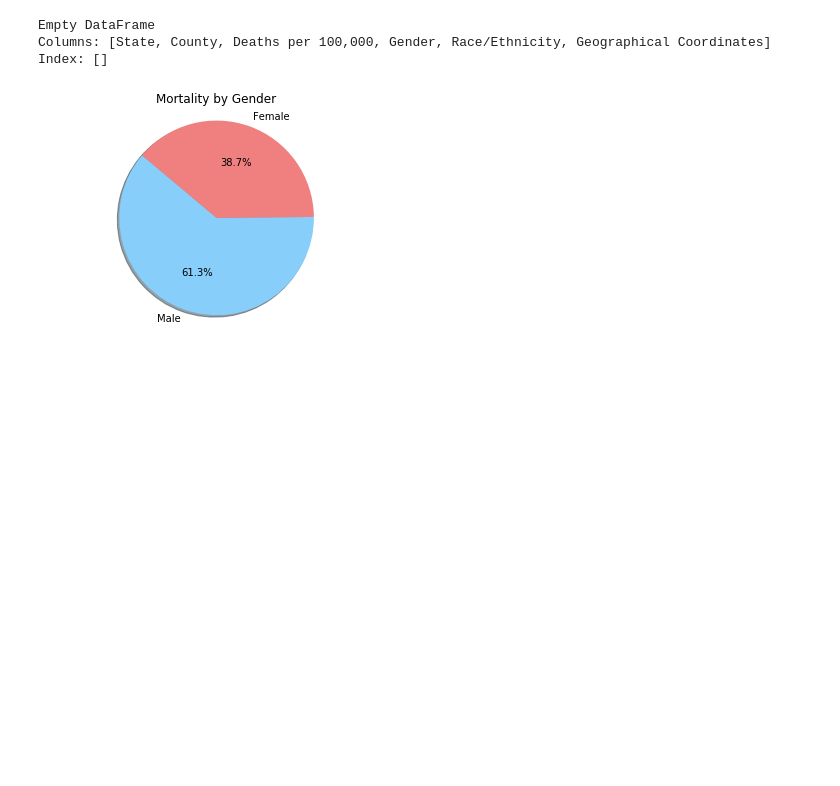
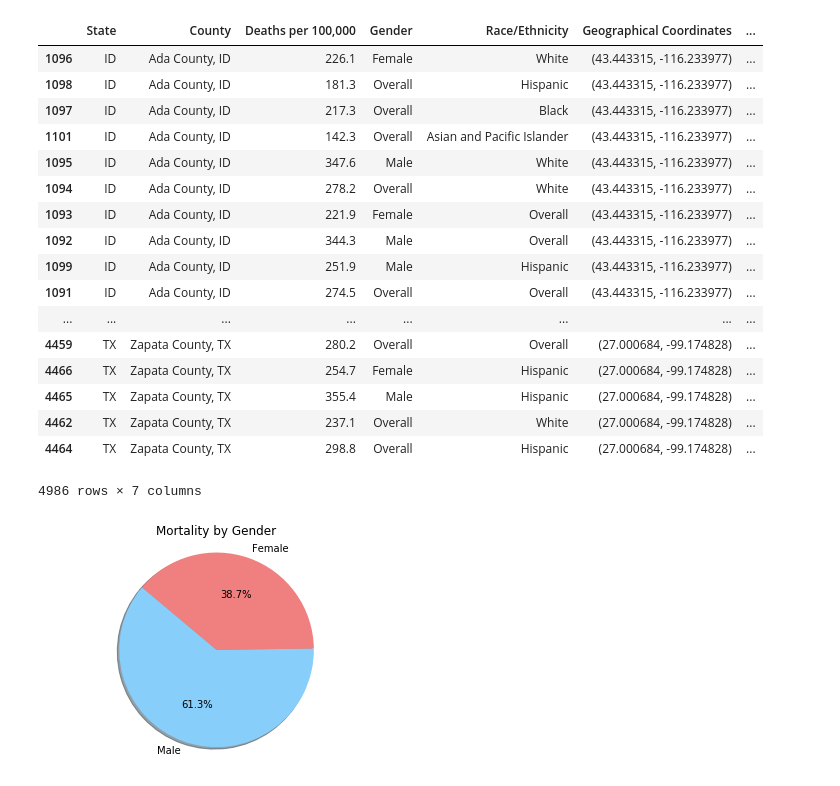
Before and after one commit to patrickmheembrock/ProjectRepo, a Jupyter notebook: Patricks Updates/Data Analysis Notebook - Pie Graphs.ipynb, the cells around one changed output. Saved outputs shown, nothing was run; the diff lists cells and outputs as text; code cells hidden in the pictures; blank space fills up the shorter version.

```diff
--- a/Patricks Updates/Data Analysis Notebook - Pie Graphs.ipynb
+++ b/Patricks Updates/Data Analysis Notebook - Pie Graphs.ipynb
@@ -45,16 +45,26 @@ Name: county, dtype: object
-# %%
-#df[df.A.isin([0,2])]
-#df.query('A in [0,2]')
-# rnd_mcd = cdc_pd[cdc_pd.County.isin(county_list)]
-# rnd_mcd
-cdc_pd.sort_values('County')
-
-
-print(cdc_pd.loc[cdc_pd['County'].isin([county_list])])
-# %% [output]
-Empty DataFrame
-Columns: [State, County, Deaths per 100,000, Gender, Race/Ethnicity, Geographical Coordinates]
-Index: []
+# %%
+# Merging the two dataframes so that we have mortality information for only 500 counties
+sample_counties = pd.merge(cdc_pd, mcd_pd, on="County")
+sample_counties.sort_values("County")
+# %% [output]
+|  | State | County | Deaths per 100,000 | Gender | Race/Ethnicity | Geographical Coordinates | ... |
+| 1096 | ID | Ada County, ID | 226.1 | Female | White | (43.443315, -116.233977) | ... |
+| 1098 | ID | Ada County, ID | 181.3 | Overall | Hispanic | (43.443315, -116.233977) | ... |
+| 1097 | ID | Ada County, ID | 217.3 | Overall | Black | (43.443315, -116.233977) | ... |
+| 1101 | ID | Ada County, ID | 142.3 | Overall | Asian and Pacific Islander | (43.443315, -116.233977) | ... |
+| 1095 | ID | Ada County, ID | 347.6 | Male | White | (43.443315, -116.233977) | ... |
+| 1094 | ID | Ada County, ID | 278.2 | Overall | White | (43.443315, -116.233977) | ... |
+| 1093 | ID | Ada County, ID | 221.9 | Female | Overall | (43.443315, -116.233977) | ... |
+| 1092 | ID | Ada County, ID | 344.3 | Male | Overall | (43.443315, -116.233977) | ... |
+| 1099 | ID | Ada County, ID | 251.9 | Male | Hispanic | (43.443315, -116.233977) | ... |
+| 1091 | ID | Ada County, ID | 274.5 | Overall | Overall | (43.443315, -116.233977) | ... |
+| ... | ... | ... | ... | ... | ... | ... | ... |
+| 4459 | TX | Zapata County, TX | 280.2 | Overall | Overall | (27.000684, -99.174828) | ... |
+| 4466 | TX | Zapata County, TX | 254.7 | Female | Hispanic | (27.000684, -99.174828) | ... |
+| 4465 | TX | Zapata County, TX | 355.4 | Male | Hispanic | (27.000684, -99.174828) | ... |
+| 4462 | TX | Zapata County, TX | 237.1 | Overall | White | (27.000684, -99.174828) | ... |
+| 4464 | TX | Zapata County, TX | 298.8 | Overall | Hispanic | (27.000684, -99.174828) | ... |
+4986 rows × 7 columns
 # %%
 #Pulling Mortality Rates by Gender to Build Pie Chart Visualizations
 
```
Also changed, not shown: parts of 6 cells of this notebook, 6 other files.
